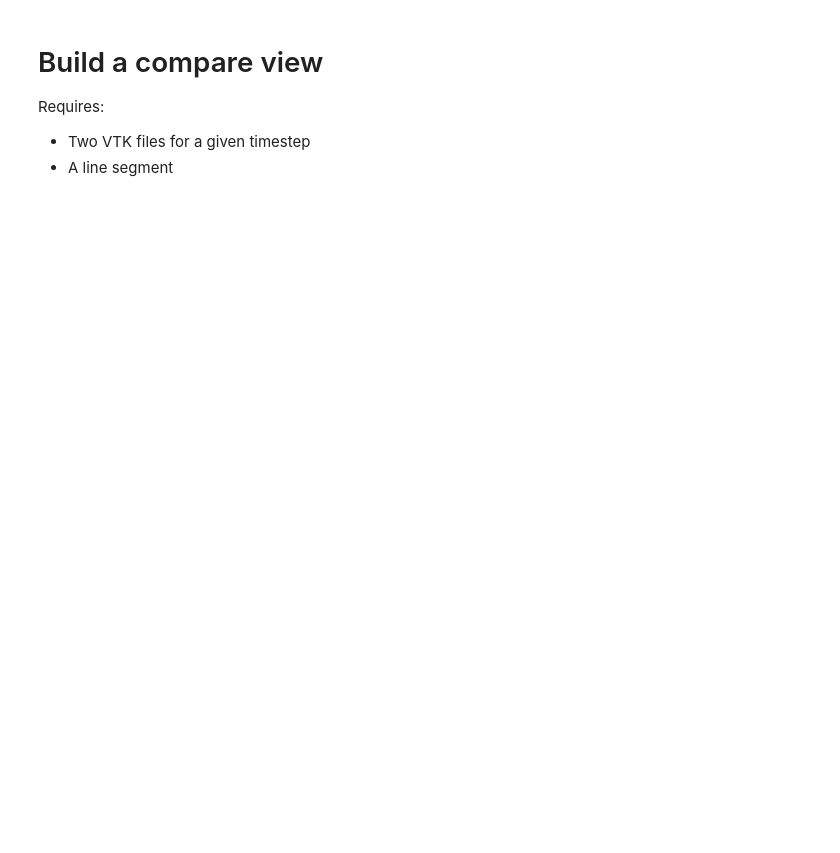
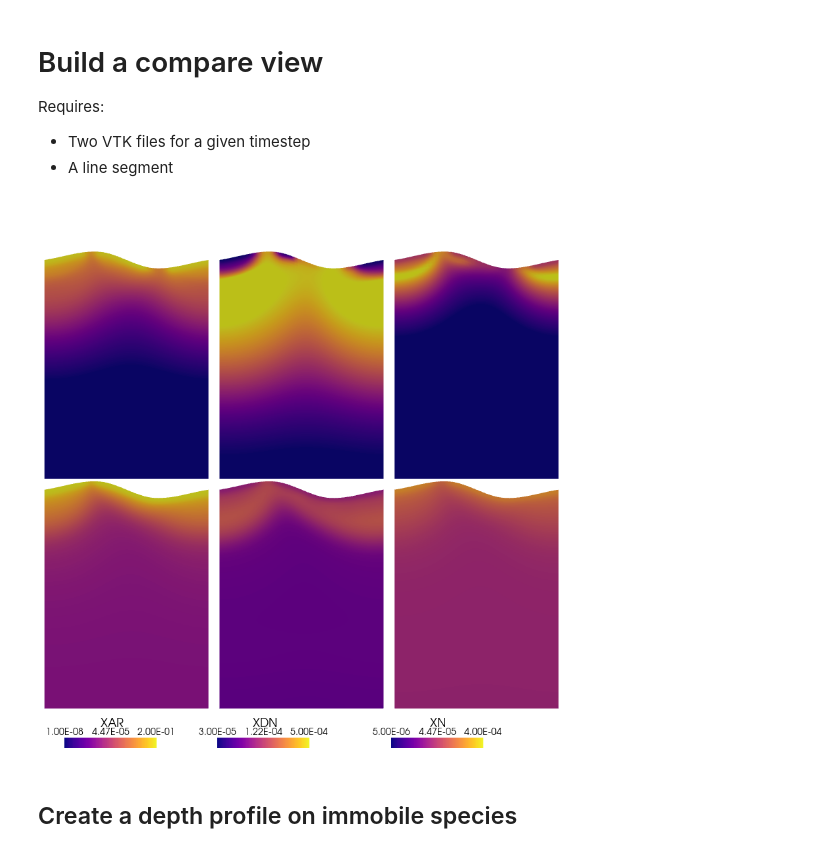
Before and after one commit to edsaac/ReactiveBiomass, a Jupyter notebook: notebooks/CompareMicrobialFields.ipynb, the cells around one changed output. Drawn from its saved outputs; the diff is of its cells as text; code cells hidden in the pictures; blank space fills up the shorter version.

Commit message:
Tune clim for vtk display

```diff
--- a/notebooks/CompareMicrobialFields.ipynb
+++ b/notebooks/CompareMicrobialFields.ipynb
@@ -37,61 +33,61 @@ listOfDeadBiomass  = ['EPS','XI']
 # %%
-colorbar_kw = dict(width=0.15, height=0.05, position_y=0.02, fmt='%.2E', label_font_size=14, n_labels=3)
+colorbar_kw = dict(width=0.18, height=0.05, position_y=0.02, fmt='%.2E', label_font_size=14, n_labels=3)
 addmesh_kw  = dict(log_scale=True, cmap='plasma', show_scalar_bar=True)
 fileForPNG = "CompareMicrobialFields.png"
 
 plotter = pv.Plotter(window_size=[800,850])
 
-clim_arg = dict(xar = (1E-8,2E-1), xdn = (3E-5,5E-4), xn = (5E-6,1E-4))
+clim_arg = dict(xar = (1E-8,2E-1), xdn = (3E-5,5E-4), xn = (5E-6,4E-4))
 
+#@@@@@@@@@@@@@@ RANS
+colorbar_kw['position_x'] = 0.05
 slice_xar_ras = RASgrid.slice(normal='z')
 slice_xar_ras.set_active_scalars('XAR',preference='point')
-colorbar_kw['position_x'] = 0.05
 plotter.add_mesh(slice_xar_ras, scalars='XAR', clim=clim_arg['xar'],
                  scalar_bar_args=colorbar_kw, **addmesh_kw)
-#plotter.add_text("XAR",position=(233,650),font_size=12)
+
+colorbar_kw['position_x'] = 0.34
+slice_xdn_ras = RASgrid.slice(normal='z')
+slice_xdn_ras.translate((0.16, 0, 0), inplace=True)
+slice_xdn_ras.set_active_scalars('XDN',preference='point')
+plotter.add_mesh(slice_xdn_ras, scalars='XDN', clim=clim_arg['xdn'],
+                 scalar_bar_args=colorbar_kw, **addmesh_kw)
+
+colorbar_kw['position_x'] = 0.67
+slice_xn_ras = RASgrid.slice(normal='z')
+slice_xn_ras.translate((0.32, 0, 0), inplace=True)
+slice_xn_ras.set_active_scalars('XN',preference='point')
+plotter.add_mesh(slice_xn_ras, scalars='XN', clim=clim_arg['xn'],
+                 scalar_bar_args=colorbar_kw, **addmesh_kw)
+
+#@@@@@@@@@@@@ LES
+addmesh_kw['show_scalar_bar'] = False
 
 slice_xar_les = LESgrid.slice(normal='z')
 slice_xar_les.translate((0, -0.21, 0), inplace=True)
 slice_xar_les.set_active_scalars('XAR',preference='point')
-colorbar_kw['position_x'] = 0.05
 plotter.add_mesh(slice_xar_les, scalars='XAR', clim=clim_arg['xar'],
-                 scalar_bar_args=colorbar_kw, **addmesh_kw)
-
-
-slice_xdn_ras = RASgrid.slice(normal='z')
-slice_xdn_ras.translate((0.16, 0, 0), inplace=True)
-slice_xdn_ras.set_active_scalars('XDN',preference='point')
-colorbar_kw['position_x'] = 0.34
-plotter.add_mesh(slice_xdn_ras, scalars='XDN', clim=clim_arg['xdn'],
-                 scalar_bar_args=colorbar_kw, **addmesh_kw)
-#plotter.add_text("XDN",position=(700,650),font_size=12)
+                 **addmesh_kw)
 
 slice_xdn_les = LESgrid.slice(normal='z')
 slice_xdn_les.translate((0.16, -0.21, 0), inplace=True)
 slice_xdn_les.set_active_scalars('XDN',preference='point')
-colorbar_kw['position_x'] = 0.34
 plotter.add_mesh(slice_xdn_les, scalars='XDN', clim=clim_arg['xdn'],
-                 scalar_bar_args=colorbar_kw, **addmesh_kw)
-
-
-slice_xn_ras = RASgrid.slice(normal='z')
-slice_xn_ras.translate((0.32, 0, 0), inplace=True)
-slice_xn_ras.set_active_scalars('XN',preference='point')
-colorbar_kw['position_x'] = 0.67
-plotter.add_mesh(slice_xn_ras, scalars='XN', clim=clim_arg['xn'],
-                 scalar_bar_args=colorbar_kw, **addmesh_kw)
-#plotter.add_text("XN",position=(933,650),font_size=12)
+                 **addmesh_kw)
 
 slice_xn_les = LESgrid.slice(normal='z')
 slice_xn_les.translate((0.32, -0.21, 0), inplace=True)
 slice_xn_les.set_active_scalars('XN',preference='point')
-colorbar_kw['position_x'] = 0.67
 plotter.add_mesh(slice_xn_les, scalars='XN', clim=clim_arg['xn'],
-                 scalar_bar_args=colorbar_kw, **addmesh_kw)
+                 **addmesh_kw)
 
 plotter.view_xy()
 plotter.enable_parallel_projection()
 plotter.camera.zoom(1.3)
 plotter.screenshot(f"vtk_{fileForPNG}",transparent_background=True);
 #os.system(f"xclip -se c -t image/png -i vtk_{fileForPNG}")
-#plotter.show()
+plotter.show()
+# %% [output]
+[figure, added]
+# %% [markdown]
+## Create a depth profile on immobile species
```
Also changed, not shown: parts of 4 cells of this notebook, 1 other file.
